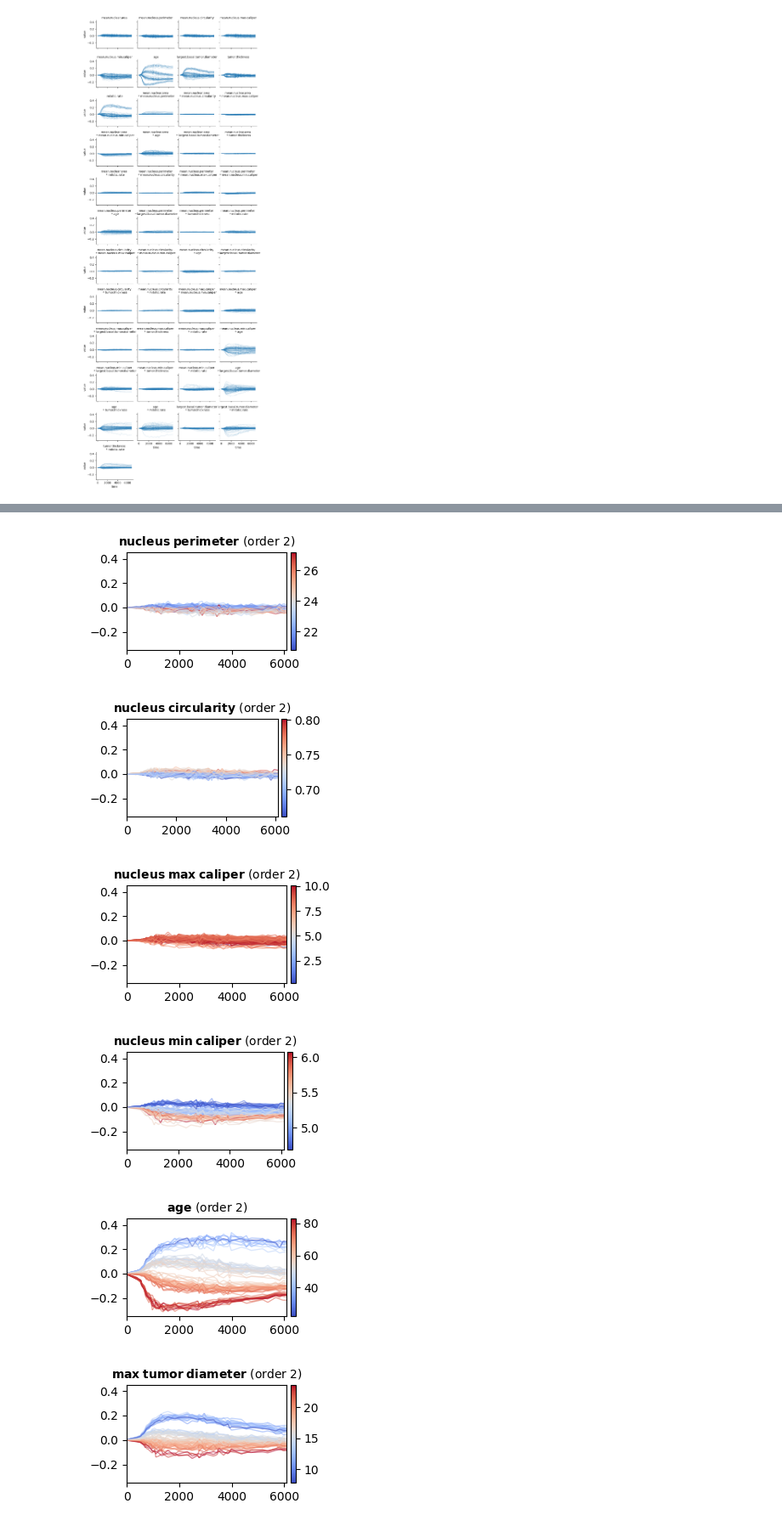
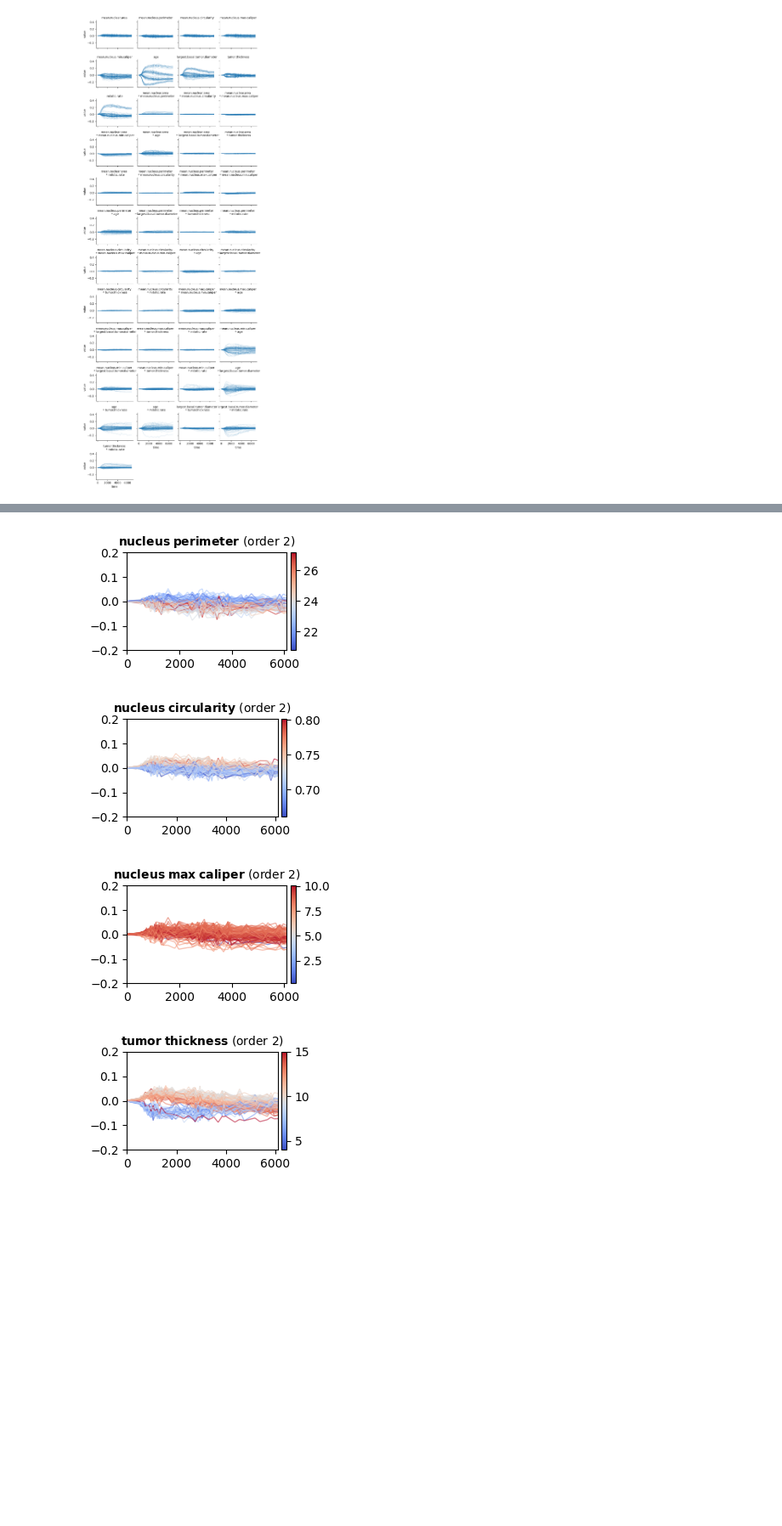
Before and after one commit to sophhan/survshapiq, a Jupyter notebook: experiments/explain_uvealmelanoma.ipynb, the cells around one changed output, grey strips where cells are left out. Shown at 85% size. Saved outputs shown, nothing was run; the diff lists cells and outputs as text; code cells hidden in the pictures; blank space fills up the shorter version.

```diff
--- a/experiments/explain_uvealmelanoma.ipynb
+++ b/experiments/explain_uvealmelanoma.ipynb
@@ -136,6 +141,8 @@ plt.savefig(f'results/uvealmelanoma_order1_gbs_maxdepth4.png', bbox_inches="tigh
 df_plot1 = df_plot1.assign(color=pd.concat([X_valid.iloc[:, i].repeat(41) for i in range(X_valid.shape[1])]).values)
 # %%
 for feature_name in df_plot1.feature.unique():
+    if feature_name in ['age', 'max_tumor_diameter', 'mitotic_rate', 'nucleus_min_caliper']:
+        continue
     temp = df_plot1[df_plot1.feature == feature_name]
     fig, ax = plt.subplots(figsize=(3, 1.90))
 
@@ -162,7 +169,8 @@ for feature_name in df_plot1.feature.unique():
         ax.add_collection(lc)
 
     ax.set_xlim(0, 6100)
-    ax.set_ylim(-0.35, 0.45)
+    # ax.set_ylim(-0.35, 0.45)
+    ax.set_ylim(-0.2, 0.2)
     ax.set_title("$\mathbf{" + str(feature_name).replace("_", "\;") + "}$ (order 1)", fontsize=10)
 
     # Add colorbar
@@ -232,7 +236,7 @@ plt.savefig(f'results/uvealmelanoma_order2_gbs_maxdepth4.png', bbox_inches="tigh
 df_plot2_attribution = df_plot2.loc[df_plot2.feature.isin(X_valid.columns), :]
 df_plot2_attribution = df_plot2_attribution.assign(color=pd.concat([X_valid.iloc[:, i].repeat(41) for i in range(X_valid.shape[1])]).values)
 
-df_plot2_attribution.feature = df_plot2_attribution.feature.map({
+feat_dict = {
     'mean.nuclear.area': 'nuclear_area',
     'mean.nucleus.perimeter': 'nucleus_perimeter',
     'mean.nucleus.circularity': 'nucleus_circularity',
@@ -242,11 +246,15 @@ df_plot2_attribution.feature = df_plot2_attribution.feature.map({
     'largest.basal.tumor.diameter': 'max_tumor_diameter',
     'tumor.thickness': 'tumor_thickness',
     'mitotic.rate': 'mitotic_rate'
-})
+}
+
+df_plot2_attribution.feature = df_plot2_attribution.feature.map(feat_dict)
 
 df_plot2_interaction = df_plot2.loc[~df_plot2.feature.isin(X_valid.columns), :]
 # %%
 for feature_name in df_plot2_attribution.feature.unique():
+    if feature_name in ['age', 'max_tumor_diameter', 'mitotic_rate', 'nucleus_min_caliper']:
+        continue
     temp = df_plot2_attribution[df_plot2_attribution.feature == feature_name]
     fig, ax = plt.subplots(figsize=(3, 1.90))
 
@@ -273,7 +281,8 @@ for feature_name in df_plot2_attribution.feature.unique():
         ax.add_collection(lc)
 
     ax.set_xlim(0, 6100)
-    ax.set_ylim(-0.35, 0.45)
+    # ax.set_ylim(-0.35, 0.45)
+    ax.set_ylim(-0.2, 0.2)
     ax.set_title("$\mathbf{" + str(feature_name).replace("_", "\;") + "}$ (order 2)", fontsize=10)
 
     # Add colorbar
@@ -289,6 +298,4 @@ for feature_name in df_plot2_attribution.feature.unique():
-[figure, old version]
+[figure, new version]
-[figure, old version]
+[figure, new version]
-[figure, old version]
+[figure, new version]
-[figure, old version]
+[figure, new version]
-[figure, removed]
-[figure, removed]
```
Also changed, not shown: parts of 5 cells of this notebook, 22 other files.
